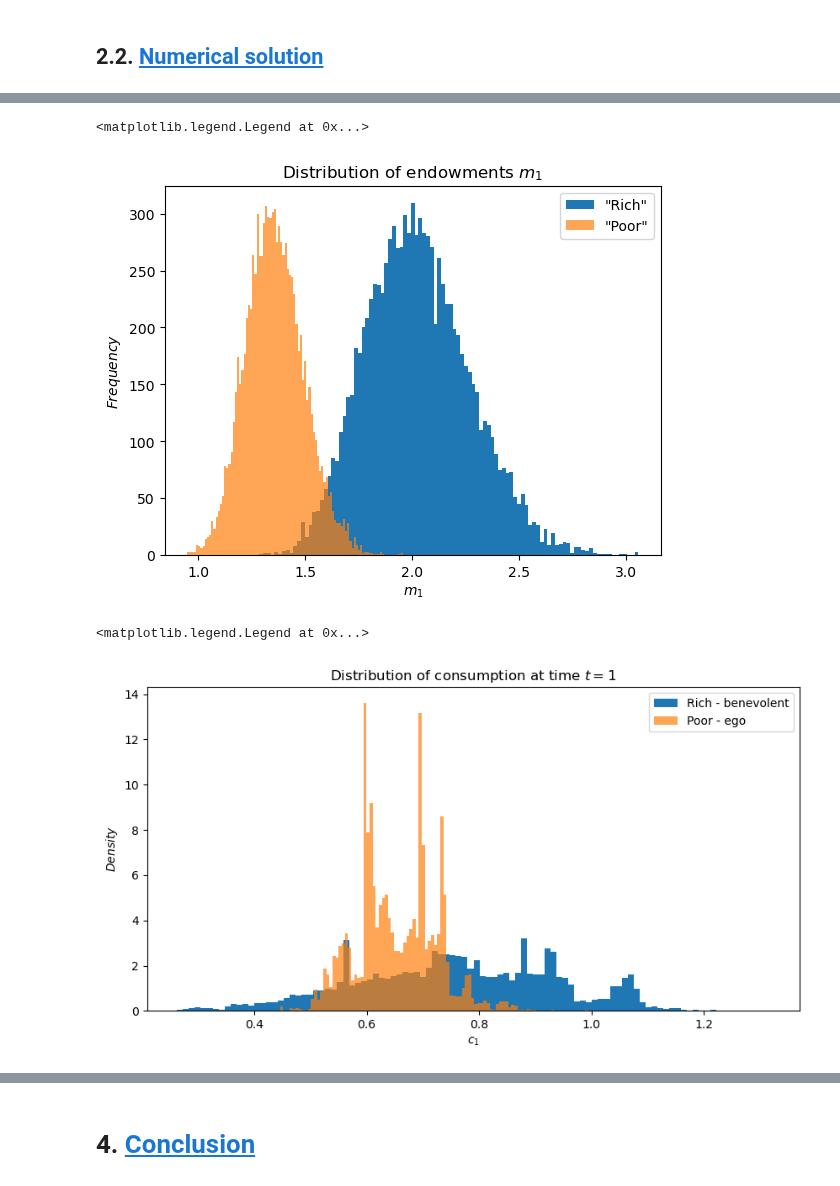
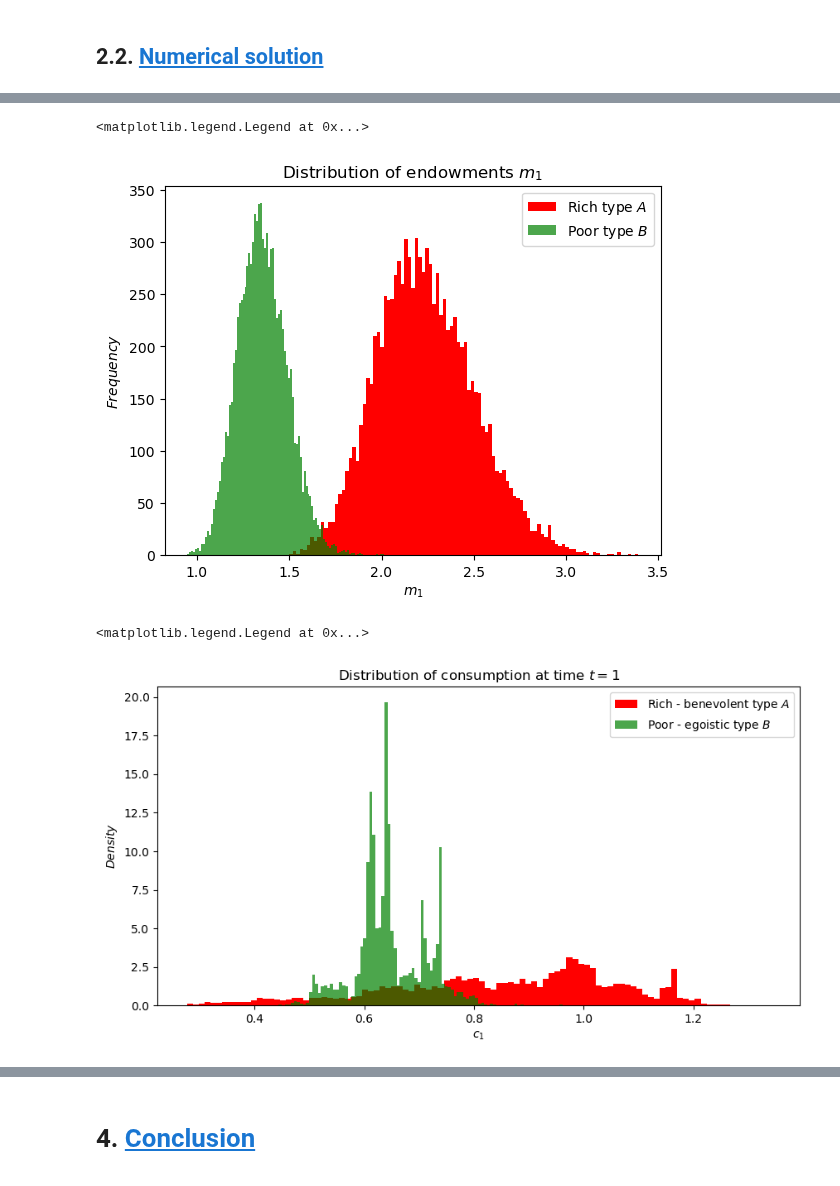
Before and after one commit to NumEconCopenhagen/projects-2024-jbh, a Jupyter notebook: modelproject/modelproject.ipynb, the cells around one changed output, grey strips where cells are left out. Saved outputs shown, nothing was run; the diff lists cells and outputs as text; code cells hidden in the pictures.

```diff
--- a/modelproject/modelproject.ipynb
+++ b/modelproject/modelproject.ipynb
@@ -406,17 +473,18 @@ $$
 # %%
-m1_rand_rich = np.random.lognormal(.7,.12,size=N)
+# Draw 10_000 endowments for the rich and poor
+m1_rand_rich = np.random.lognormal(.8,.12,size=N)
 m1_rand_poor = np.random.lognormal(0.3,0.1,size=N)
 
 fig,ax = plt.subplots()
-ax.hist(m1_rand_rich, bins=100, label='"Rich"')
-ax.hist(m1_rand_poor, bins=100, label='"Poor"', alpha=0.7)
+ax.hist(m1_rand_rich, bins=100, label=r'Rich type $A$', color='r')
+ax.hist(m1_rand_poor, bins=100, label=r'Poor type $B$', color='g', alpha=0.7)
 ax.set_xlabel('$m_1$')
 ax.set_ylabel('$Frequency$')
 ax.set_title('Distribution of endowments $m_1$')
 ax.legend()
 # %% [output]
 <matplotlib.legend.Legend at 0x...>
-[figure, old version]
+[figure, new version]
 # %%
 rho = 4
 kappa = 1.5
@@ -468,13 +536,14 @@ sim_c2_poor = c2_interp_poor(sim_m2_poor)
 share_rich=sim_c1_rich/(sim_c1_rich+sim_c2_rich)
 share_poor=sim_c1_poor/(sim_c1_poor+sim_c2_poor)
 # %%
+# Lets plot our results
 fig,ax = plt.subplots(figsize=(10,5))
-ax.hist(sim_c1_rich, density=True, bins=100, label='Rich - benevolent')
-ax.hist(sim_c1_poor, density=True, bins=100, label='Poor - ego', alpha=0.7)
+ax.hist(sim_c1_rich, density=True, bins=100, color='r', label=r'Rich - benevolent type $A$')
+ax.hist(sim_c1_poor, density=True, bins=100, color='g', label=r'Poor - egoistic type $B$', alpha=0.7)
 ax.set_xlabel('$c_1$')
 ax.set_ylabel('$Density$')
 ax.set_title('Distribution of consumption at time $t=1$')
 ax.legend()
 # %% [output]
 <matplotlib.legend.Legend at 0x...>
-[figure, old version]
+[figure, new version]
```
Also changed, not shown: parts of 25 cells of this notebook, 1 other file.
